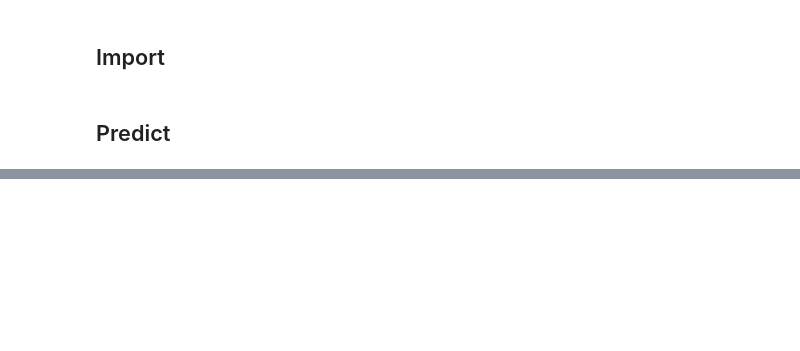
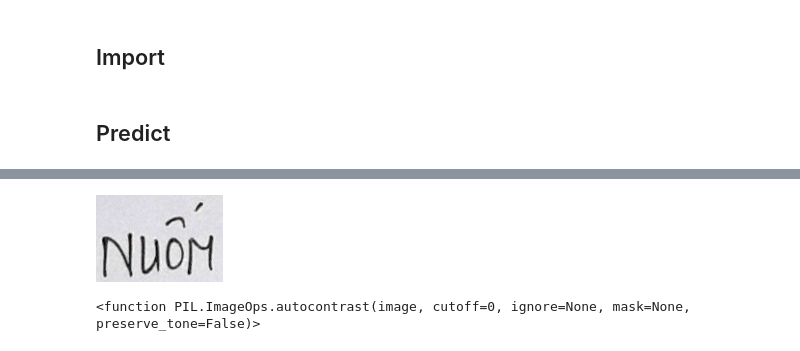
Before and after one commit to datvodinh/vietnamese-ocr, a Jupyter notebook: Inference.ipynb, the cells around one changed output, grey strips where cells are left out. Cells and saved outputs as stored; diff of their text form; code cells hidden in the pictures; blank space fills up the shorter version.

```diff
--- a/Inference.ipynb
+++ b/Inference.ipynb
@@ -41,0 +53,4 @@ Image.open(os.path.join(SRC_PATH,"public_test_img_10929.jpg"))
+# %%
+PIL.ImageOps.autocontrast(img)
+# %% [output]
+[figure, added]
@@ -41,0 +59,4 @@ Image.open(os.path.join(SRC_PATH,"public_test_img_10929.jpg"))
+# %%
+autocontrast
+# %% [output]
+<function PIL.ImageOps.autocontrast(image, cutoff=0, ignore=None, mask=None, preserve_tone=False)>
```
Also changed, not shown: parts of 10 cells of this notebook, 11 other files.
